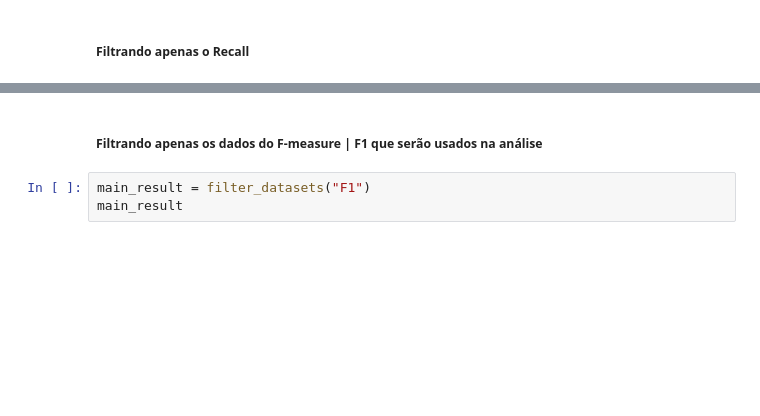
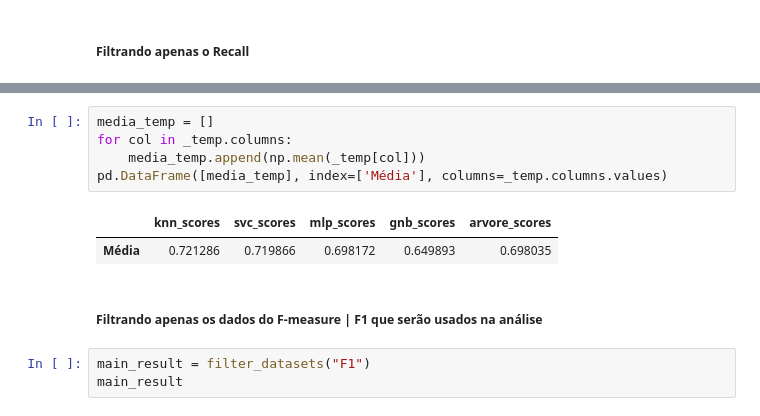
Before and after one commit to clebsonluiz/UAST-2021.1-REC-PAD, a Jupyter notebook: REC-PAD-2021_1.ipynb, the cells around one changed output, grey strips where cells are left out. Drawn from its saved outputs; the diff is of its cells as text; blank space fills up the shorter version.

```diff
--- a/REC-PAD-2021_1.ipynb
+++ b/REC-PAD-2021_1.ipynb
@@ -78,3 +136,11 @@ filter_datasets("scores")
+# %%
+media_temp = []
+for col in _temp.columns:
+    media_temp.append(np.mean(_temp[col]))
+pd.DataFrame([media_temp], index=['Média'], columns=_temp.columns.values)
+# %% [output]
+|  | knn_scores | svc_scores | mlp_scores | gnb_scores | arvore_scores |
+| Média | 0.721286 | 0.719866 | 0.698172 | 0.649893 | 0.698035 |
 # %% [markdown]
 ##### Filtrando apenas os dados do F-measure | F1 que serão usados na análise
 # %%
```
Also changed, not shown: parts of 12 cells of this notebook, 9 other files.
